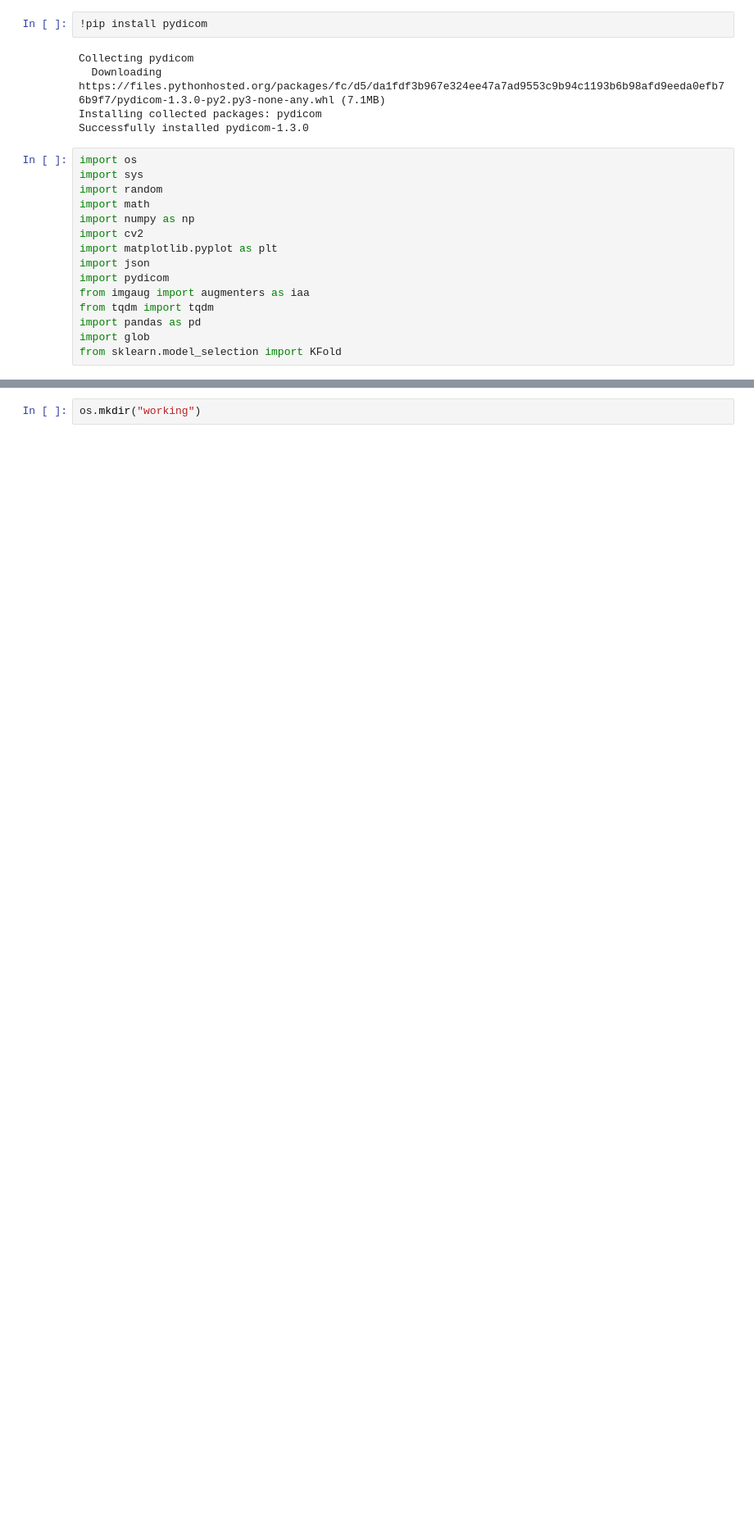
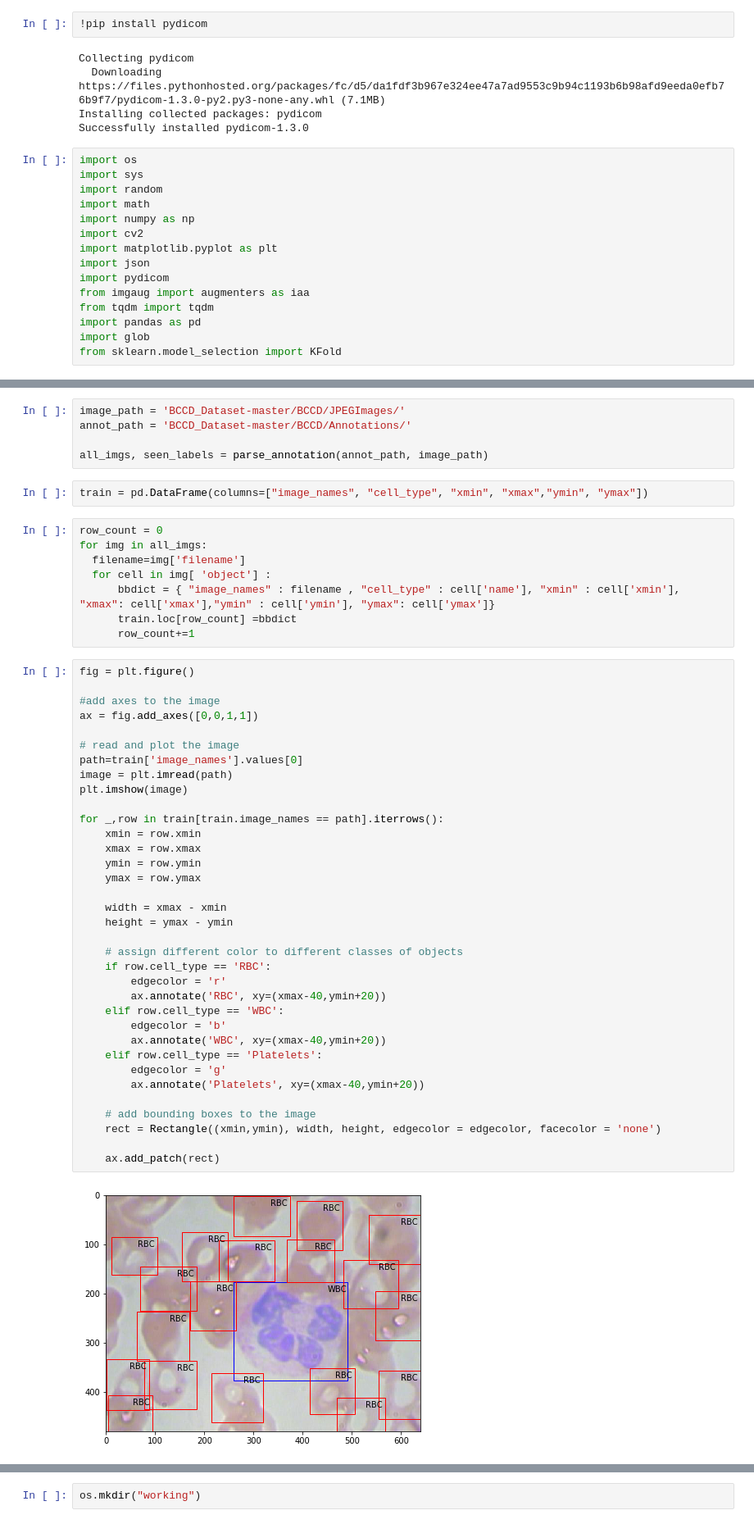
Before and after one commit to NMADALI97/Blood-Cell-Detection, a Jupyter notebook: Mask_R_CNN.ipynb, the cells around one changed output, grey strips where cells are left out. Shown at 82% size. Cells and saved outputs as stored; diff of their text form; blank space fills up the shorter version.

```diff
--- a/Mask_R_CNN.ipynb
+++ b/Mask_R_CNN.ipynb
@@ -61,3 +104,55 @@ from xml.etree import ElementTree
+# %%
+image_path = 'BCCD_Dataset-master/BCCD/JPEGImages/'
+annot_path = 'BCCD_Dataset-master/BCCD/Annotations/'
+
+all_imgs, seen_labels = parse_annotation(annot_path, image_path)
+# %%
+train = pd.DataFrame(columns=["image_names", "cell_type", "xmin", "xmax","ymin", "ymax"])
+# %%
+row_count = 0
+for img in all_imgs:
+  filename=img['filename']
+  for cell in img[ 'object'] :
+      bbdict = { "image_names" : filename , "cell_type" : cell['name'], "xmin" : cell['xmin'], "xmax": cell['xmax'],"ymin" : cell['ymin'], "ymax": cell['ymax']}
+      train.loc[row_count] =bbdict
+      row_count+=1
+# %%
+fig = plt.figure()
+
+#add axes to the image
+ax = fig.add_axes([0,0,1,1])
+
+# read and plot the image
+path=train['image_names'].values[0]
+image = plt.imread(path)
+plt.imshow(image)
+
+for _,row in train[train.image_names == path].iterrows():
+    xmin = row.xmin
+    xmax = row.xmax
+    ymin = row.ymin
+    ymax = row.ymax
+
+    width = xmax - xmin
+    height = ymax - ymin
+
+    # assign different color to different classes of objects
+    if row.cell_type == 'RBC':
+        edgecolor = 'r'
+        ax.annotate('RBC', xy=(xmax-40,ymin+20))
+    elif row.cell_type == 'WBC':
+        edgecolor = 'b'
+        ax.annotate('WBC', xy=(xmax-40,ymin+20))
+    elif row.cell_type == 'Platelets':
+        edgecolor = 'g'
+        ax.annotate('Platelets', xy=(xmax-40,ymin+20))
+
+    # add bounding boxes to the image
+    rect = Rectangle((xmin,ymin), width, height, edgecolor = edgecolor, facecolor = 'none')
+
+    ax.add_patch(rect)
+# %% [output]
+[figure, added]
 # %%
 # The following parameters have been selected to reduce running time for demonstration purposes
 # These are not optimal
```
Also changed, not shown: parts of 23 cells of this notebook.
